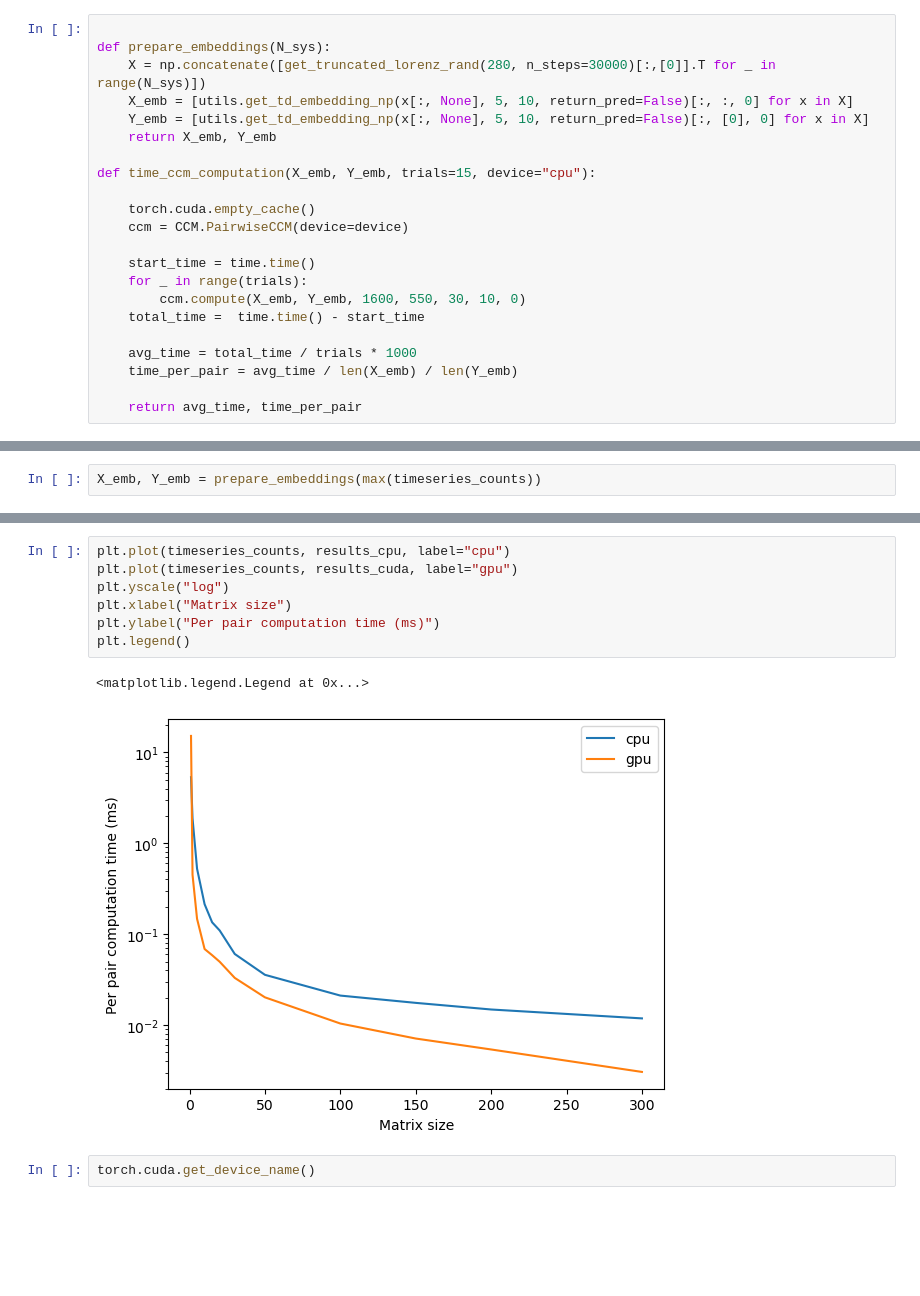
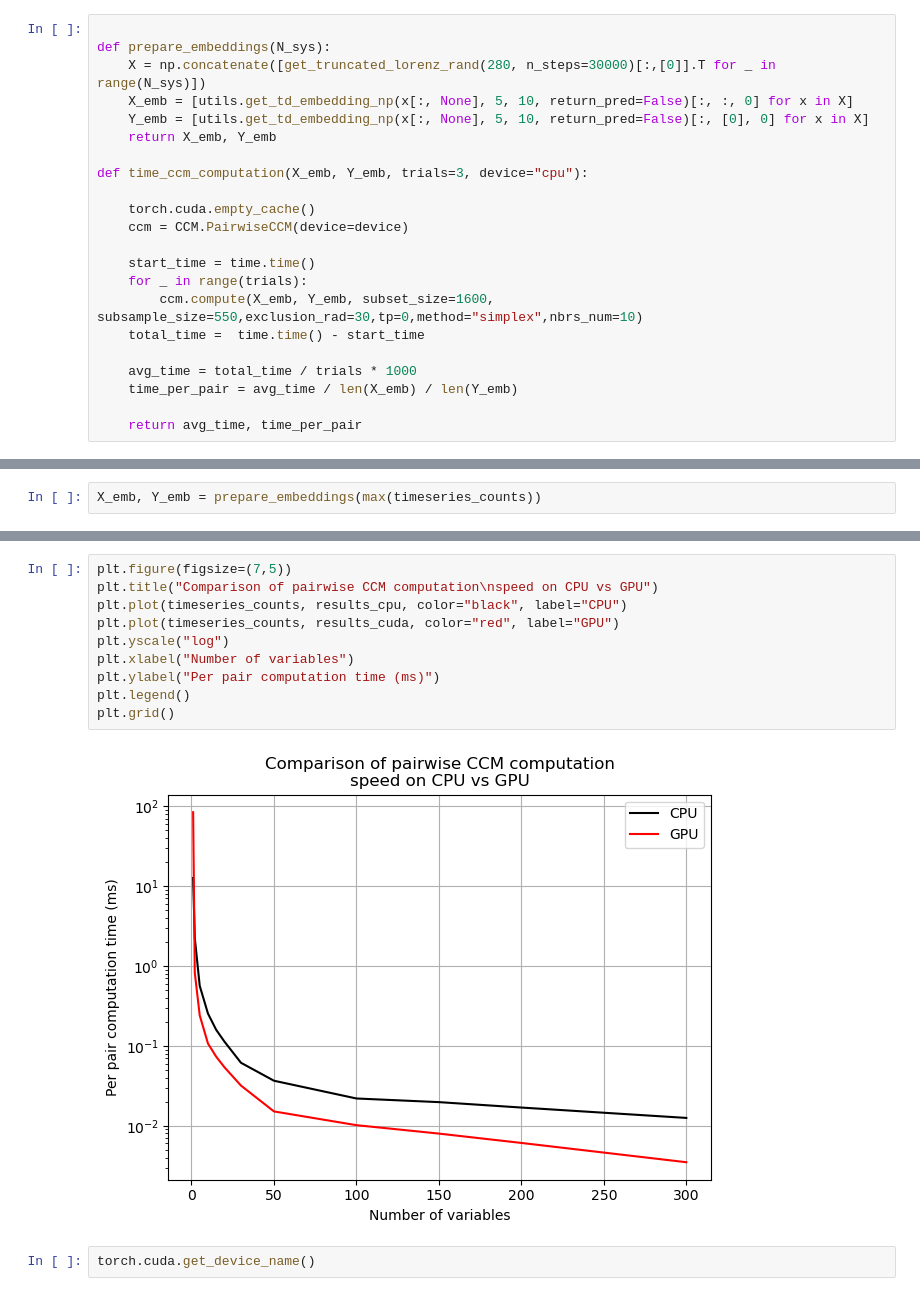
Before and after one commit to z7743/FastCCM, a Jupyter notebook: notebooks/FastCCM computation speed test.ipynb, the cells around one changed output, grey strips where cells are left out. Saved outputs shown, nothing was run; the diff lists cells and outputs as text; blank space fills up the shorter version.

```diff
--- a/notebooks/FastCCM computation speed test.ipynb
+++ b/notebooks/FastCCM computation speed test.ipynb
@@ -16,14 +16,14 @@ def prepare_embeddings(N_sys):
     Y_emb = [utils.get_td_embedding_np(x[:, None], 5, 10, return_pred=False)[:, [0], 0] for x in X]
     return X_emb, Y_emb
 
-def time_ccm_computation(X_emb, Y_emb, trials=15, device="cpu"):
+def time_ccm_computation(X_emb, Y_emb, trials=3, device="cpu"):
 
     torch.cuda.empty_cache()
     ccm = CCM.PairwiseCCM(device=device)
 
     start_time = time.time()
     for _ in range(trials):
-        ccm.compute(X_emb, Y_emb, 1600, 550, 30, 10, 0)
+        ccm.compute(X_emb, Y_emb, subset_size=1600, subsample_size=550,exclusion_rad=30,tp=0,method="simplex",nbrs_num=10)
     total_time =  time.time() - start_time
 
     avg_time = total_time / trials * 1000
@@ -77,13 +77,15 @@ N_sys=300: Avg time = 283.320904ms, Time per pair = 0.003148ms
 # %%
-plt.plot(timeseries_counts, results_cpu, label="cpu")
-plt.plot(timeseries_counts, results_cuda, label="gpu")
+plt.figure(figsize=(7,5))
+plt.title("Comparison of pairwise CCM computation\nspeed on CPU vs GPU")
+plt.plot(timeseries_counts, results_cpu, color="black", label="CPU")
+plt.plot(timeseries_counts, results_cuda, color="red", label="GPU")
 plt.yscale("log")
-plt.xlabel("Matrix size")
+plt.xlabel("Number of variables")
 plt.ylabel("Per pair computation time (ms)")
 plt.legend()
+plt.grid()
 # %% [output]
-<matplotlib.legend.Legend at 0x...>
-[figure, old version]
+[figure, new version]
 # %%
 torch.cuda.get_device_name()
 # %% [output]
```
Also changed, not shown: parts of 2 cells of this notebook, 1 other file.
